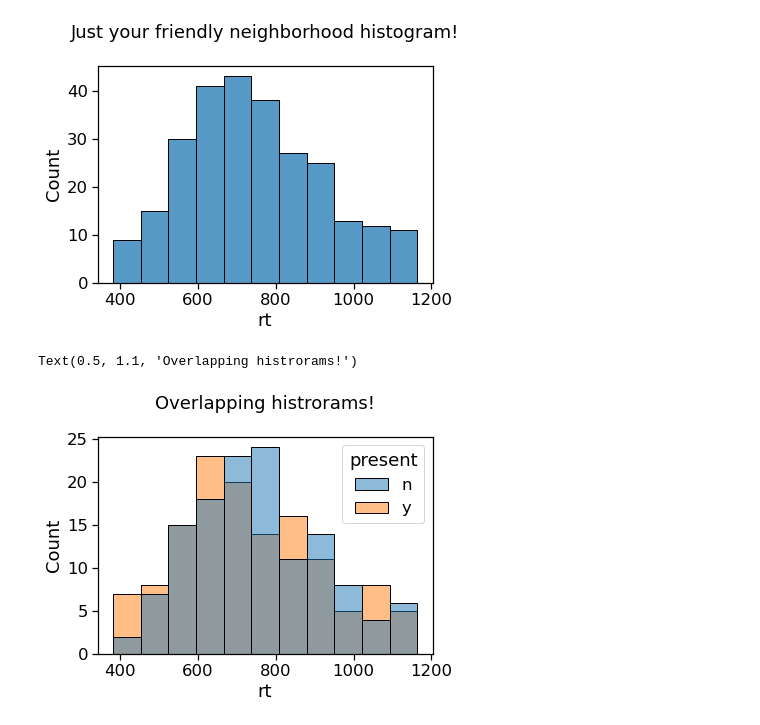
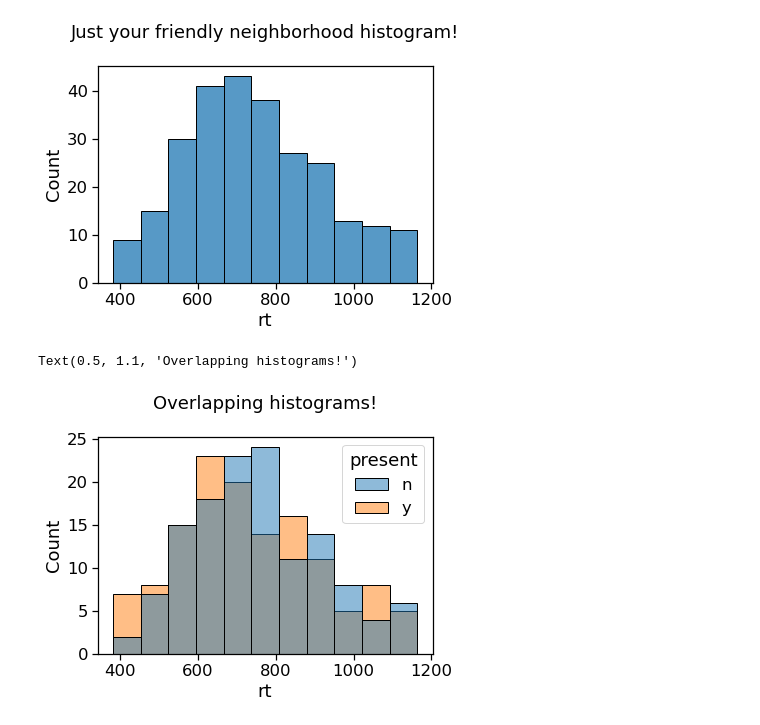
Before and after one commit to ethanweed/ExPsyLingExtras, a Jupyter notebook: Book/_build/jupyter_execute/SternbergPlotGallery.ipynb, the cells around one changed output. Cells and saved outputs as stored; diff of their text form; code cells hidden in the pictures.

```diff
--- a/Book/_build/jupyter_execute/SternbergPlotGallery.ipynb
+++ b/Book/_build/jupyter_execute/SternbergPlotGallery.ipynb
@@ -164,7 +164,7 @@ Text(0.5, 1.1, 'Just your friendly neighborhood histogram!')
 # %%
 ax = sns.histplot(x = "rt", hue = "present", data = data)
 
-ax.set_title("Overlapping histrorams!", y = 1.1)
+ax.set_title("Overlapping histograms!", y = 1.1)
 # %% [output]
-Text(0.5, 1.1, 'Overlapping histrorams!')
+Text(0.5, 1.1, 'Overlapping histograms!')
-[figure, old version]
+[figure, new version]
```
Also changed, not shown: parts of 2 cells of this notebook, 51 other files.
